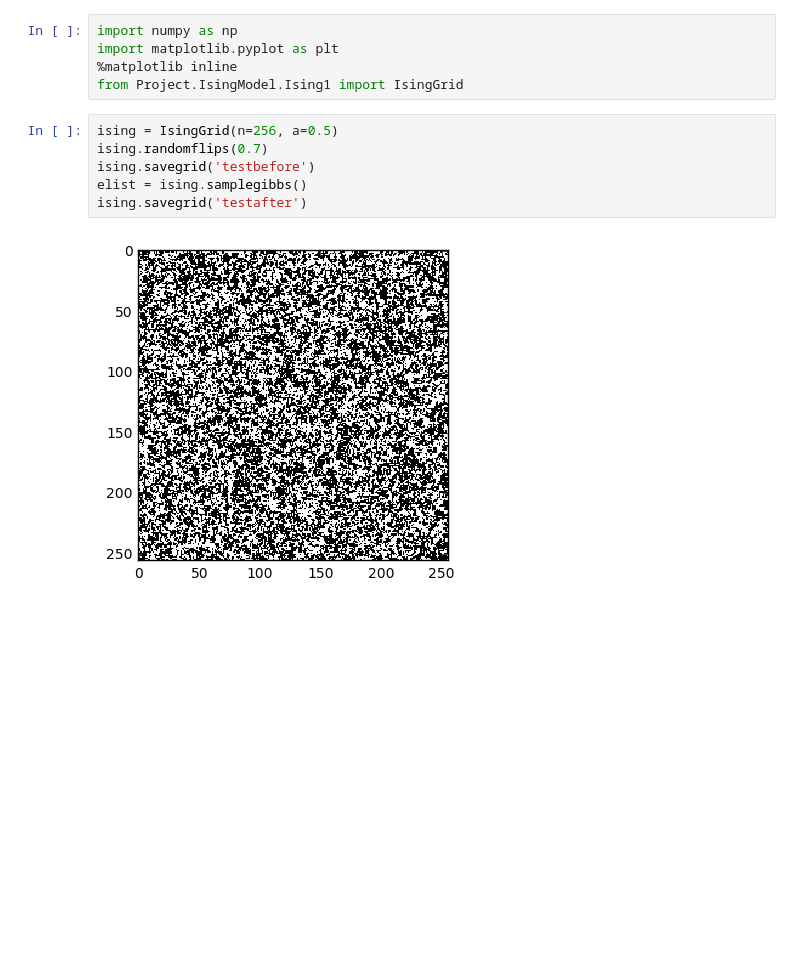
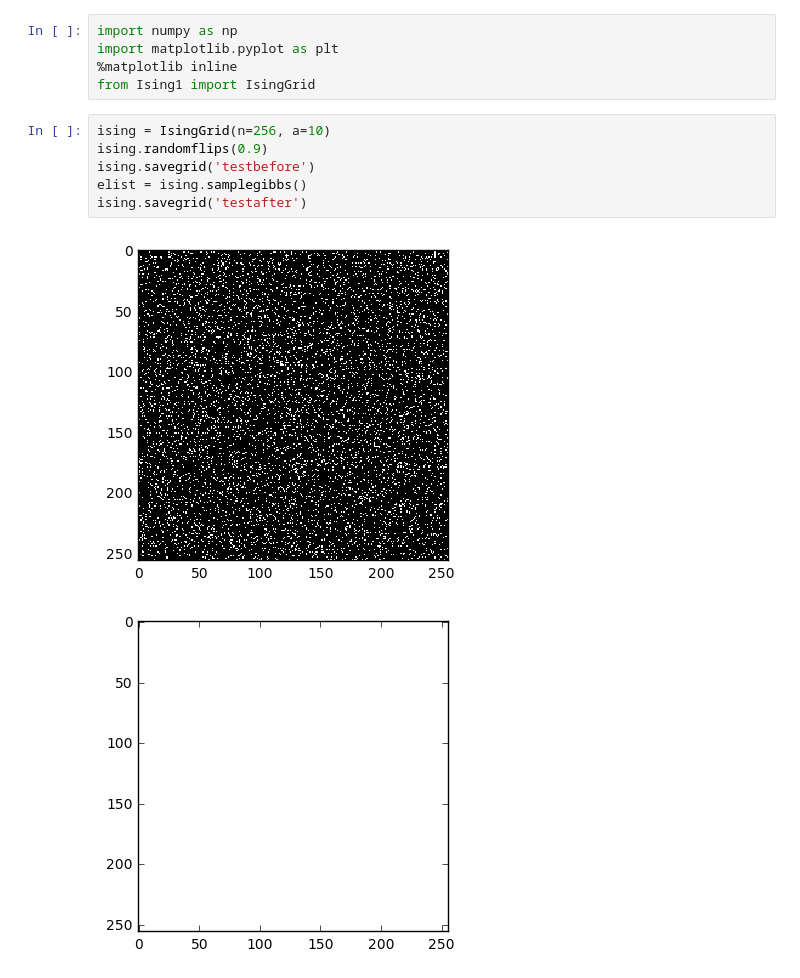
Before and after one commit to remilepriol/IsingGrid, a Jupyter notebook: TestAll.ipynb, the cells around one changed output. Saved outputs shown, nothing was run; the diff lists cells and outputs as text; blank space fills up the shorter version.

```diff
--- a/TestAll.ipynb
+++ b/TestAll.ipynb
@@ -2,15 +2,16 @@
 import numpy as np
 import matplotlib.pyplot as plt
 %matplotlib inline
-from Project.IsingModel.Ising1 import IsingGrid
+from Ising1 import IsingGrid
 # %%
-ising = IsingGrid(n=256, a=0.5)
-ising.randomflips(0.7)
+ising = IsingGrid(n=256, a=10)
+ising.randomflips(0.9)
 ising.savegrid('testbefore')
 elist = ising.samplegibbs()
 ising.savegrid('testafter')
 # %% [output]
-[figure, old version]
+[figure, new version]
+[figure, added]
 # %%
 plt.subplot()
 plt.plot(elist)
```
Also changed, not shown: parts of 4 cells of this notebook, 2 other files.
